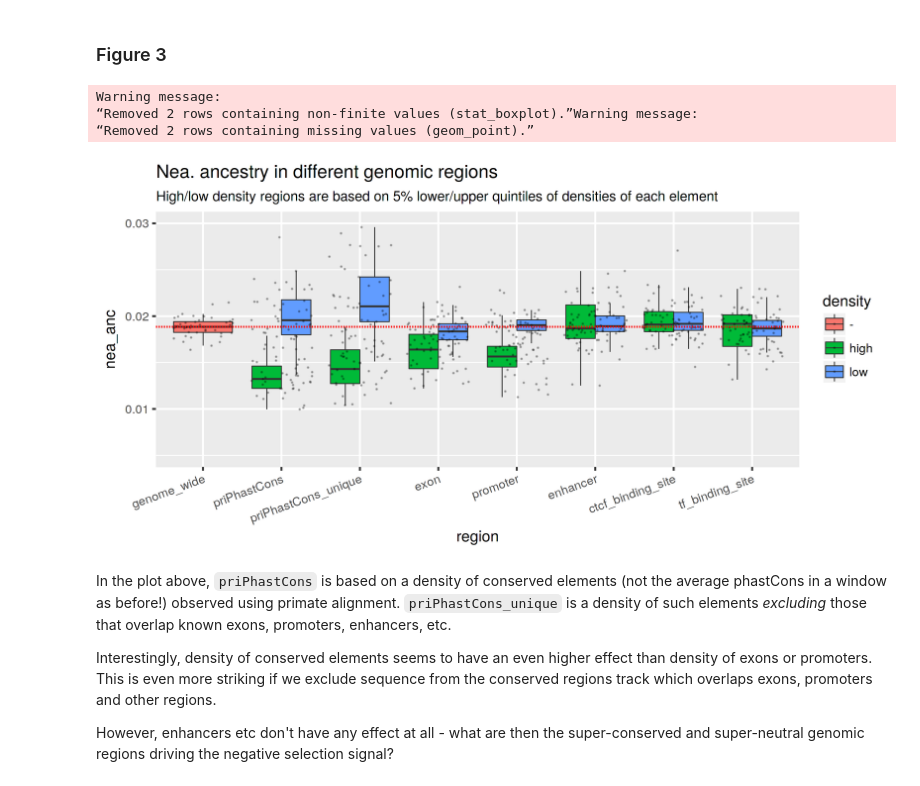
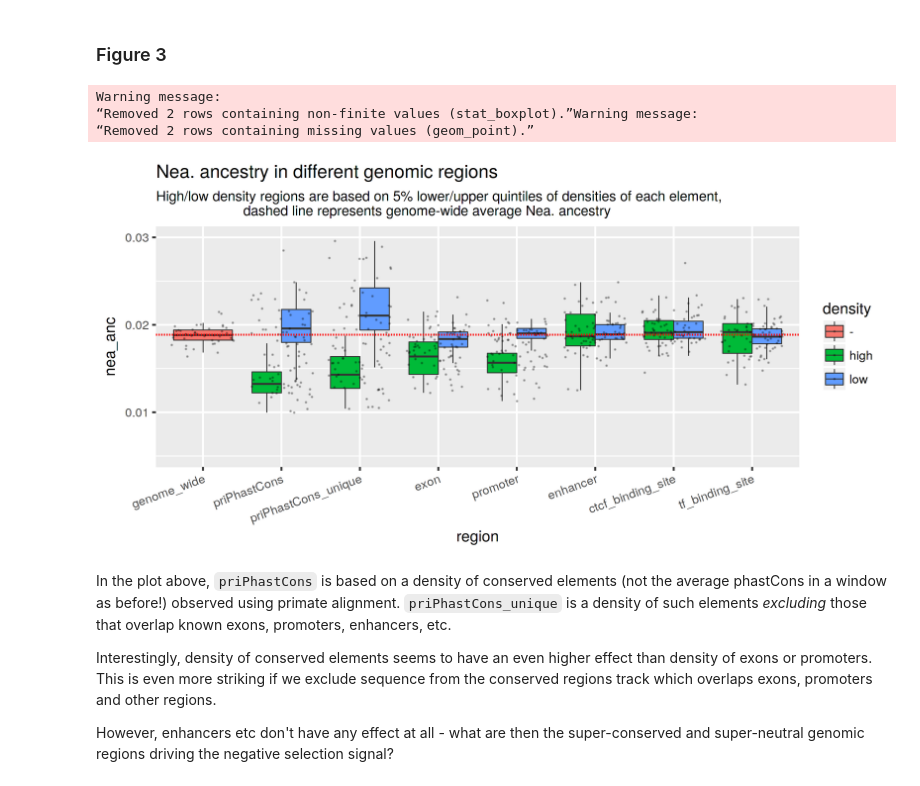
Before and after one commit to bodkan/nea-over-time, a Jupyter notebook: notebooks/introgression_predictors.ipynb, the cells around one changed output. Saved outputs shown, nothing was run; the diff lists cells and outputs as text; code cells hidden in the pictures.

```diff
--- a/notebooks/introgression_predictors.ipynb
+++ b/notebooks/introgression_predictors.ipynb
@@ -594,25 +595,26 @@ Plot the distributions of Nea. ancestry proportions (in all Europeans) in window
 # %%
 options(repr.plot.width=8, repr.plot.height=4, repr.plot.res=300)
 
 nea_est <- bind_rows(nea_highlow, nea_genomewide) %>%
     gather(sample, nea_anc, -region, -density) %>%
     ungroup %>%
     mutate(region=factor(region, levels=c("genome_wide", "priPhastCons", "priPhastCons_unique", "exon",
                                           "promoter", "enhancer", "ctcf_binding_site", "tf_binding_site")))
 
 ggplot(nea_est, aes(region, nea_anc, fill=density)) +
     geom_boxplot(size=0.25, outlier.size=NA) +
     geom_jitter(size=0.01, alpha=0.25) +
     geom_hline(yintercept=mean(filter(nea_est, region == "genome_wide")$nea_anc), color="red", linetype=2) +
     ylim(0.005, 0.03) +
     theme(axis.text.x=element_text(angle=20, hjust=1)) +
     ggtitle("Nea. ancestry in different genomic regions",
-            subtitle="High/low density regions are based on 5% lower/upper quintiles of densities of each element")
+            subtitle="High/low density regions are based on 5% lower/upper quintiles of densities of each element,
+                      dashed line represents genome-wide average Nea. ancestry")
 # %% [output]
 Warning message:
 “Removed 2 rows containing non-finite values (stat_boxplot).”Warning message:
 “Removed 2 rows containing missing values (geom_point).”
-[figure, old version]
+[figure, new version]
 # %% [markdown]
 In the plot above, `priPhastCons` is based on a density of conserved elements (not the average phastCons in a window as before!) observed using primate alignment. `priPhastCons_unique` is a density of such elements _excluding_ those that overlap known exons, promoters, enhancers, etc.
 
```
Also changed, not shown: parts of 1 cell of this notebook.
